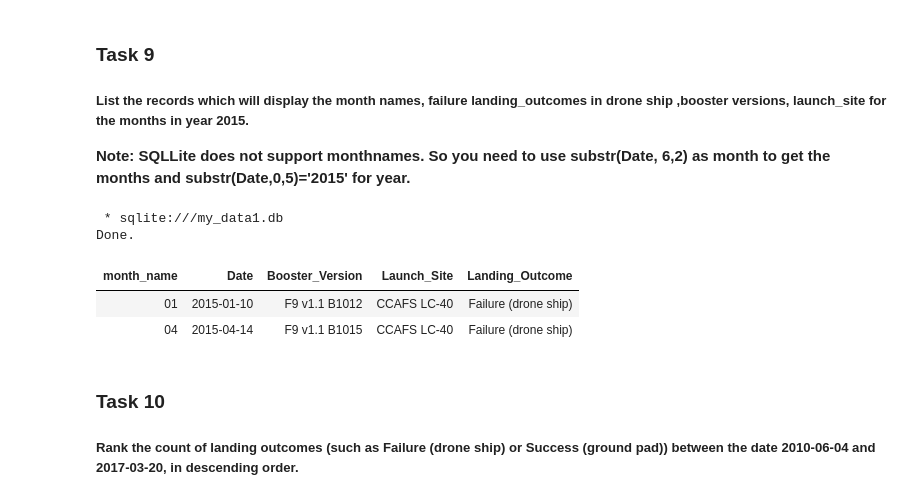
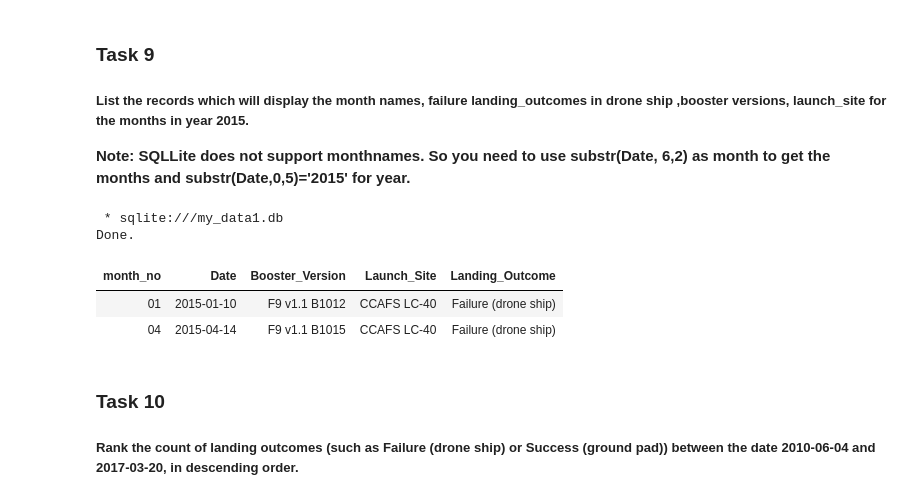
Before and after one commit to mg380/IBM-Applied-Data-Science-Capstone, a Jupyter notebook: jupyter-labs-eda-sql-coursera_sqllite.ipynb, the cells around one changed output. Saved outputs shown, nothing was run; the diff lists cells and outputs as text; code cells hidden in the pictures.

```diff
--- a/jupyter-labs-eda-sql-coursera_sqllite.ipynb
+++ b/jupyter-labs-eda-sql-coursera_sqllite.ipynb
@@ -248,11 +259,12 @@ Done.
 
 **Note: SQLLite does not support monthnames. So you need to use  substr(Date, 6,2) as month to get the months and substr(Date,0,5)='2015' for year.**
 # %%
-%sql SELECT substr(Date,6,2) as month_name,Date,Booster_Version,Launch_Site,Landing_Outcome FROM SPACEXTBL WHERE substr(Date,0,5)=='2015' and Landing_Outcome like 'Failure (drone ship)'
+%%sql SELECT substr(Date,6,2) as month_no,Date,Booster_Version,Launch_Site,Landing_Outcome FROM SPACEXTBL
+        WHERE substr(Date,0,5)=='2015' and Landing_Outcome like 'Failure (drone ship)'
 # %% [output]
  * sqlite:///my_data1.db
 Done.
-| month_name | Date | Booster_Version | Launch_Site | Landing_Outcome |
+| month_no | Date | Booster_Version | Launch_Site | Landing_Outcome |
 | 01 | 2015-01-10 | F9 v1.1 B1012 | CCAFS LC-40 | Failure (drone ship) |
 | 04 | 2015-04-14 | F9 v1.1 B1015 | CCAFS LC-40 | Failure (drone ship) |
 # %% [markdown]
```
Also changed, not shown: parts of 6 cells of this notebook, 18 other files.
